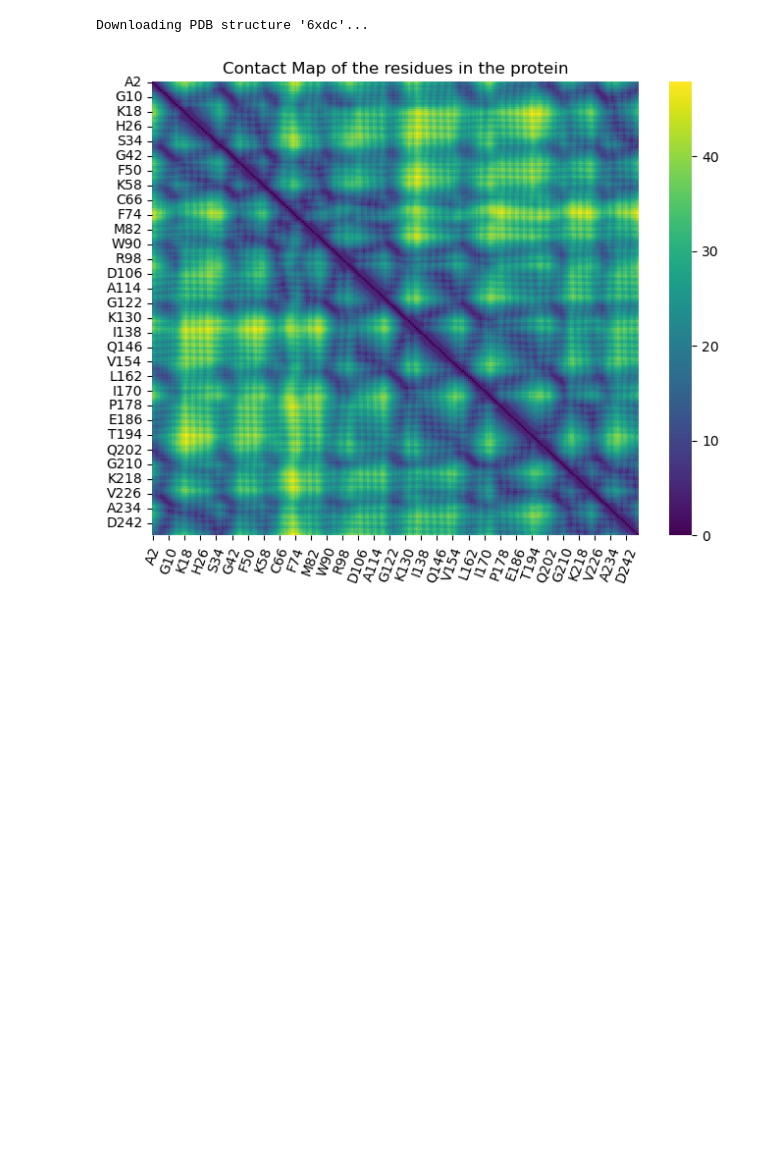
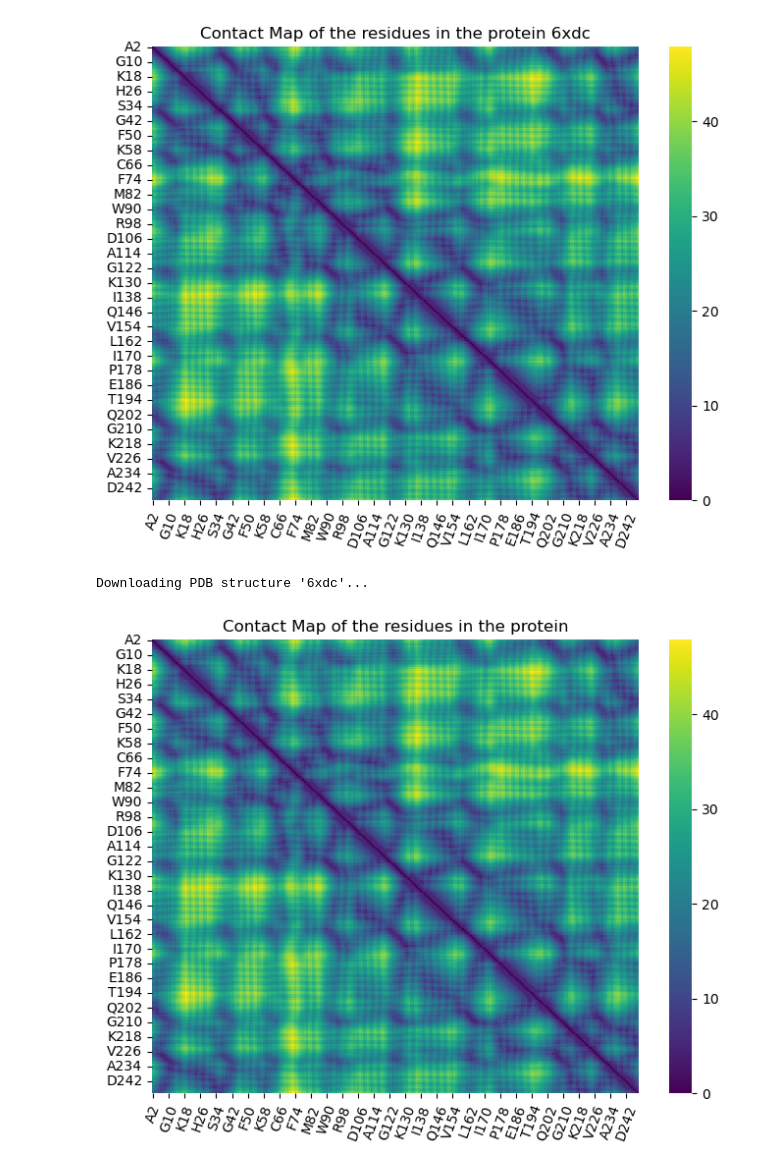
Before and after one commit to raysas/protein-structure-proximity-network, a Jupyter notebook: code/pdb_test.ipynb, the cells around one changed output. Drawn from its saved outputs; the diff is of its cells as text; code cells hidden in the pictures; blank space fills up the shorter version.

```diff
--- a/code/pdb_test.ipynb
+++ b/code/pdb_test.ipynb
@@ -96,7 +96,7 @@ def euclidian_distance(c1:list, c2:list)->float:
     distance = ((c1[0]-c2[0])**2 + (c1[1]-c2[1])**2 + (c1[2]-c2[2])**2)**0.5
     return distance
 
-def visualize_map(df):
+def visualize_map(df, id=None):
     '''takes a dataframe and viz as heatmap
 
     param:
@@ -110,7 +110,10 @@ def visualize_map(df):
     plt.figure(figsize=(8,6))
     sns.heatmap(df, cmap='viridis')
     plt.xticks(rotation=70)
-    plt.title('Contact Map of the residues in the protein')
+    plt.title(f'Contact Map of the residues in the protein {id}')
+
+    if id!=None:
+        plt.savefig(f'data/{id}/{id}_contact_map.png')
 
     return None
 
@@ -136,6 +139,10 @@ def create_distance_map(sequence:dict)->np.array:
     visualize_map(df)
 
     return df
+# %%
+visualize_map(df,'6xdc')
+# %% [output]
+[figure, added]
 # %%
 def create_network(distance_df:pd.DataFrame, threshold=9)->nx.Graph:
     '''
```
Also changed, not shown: 2 other files.
